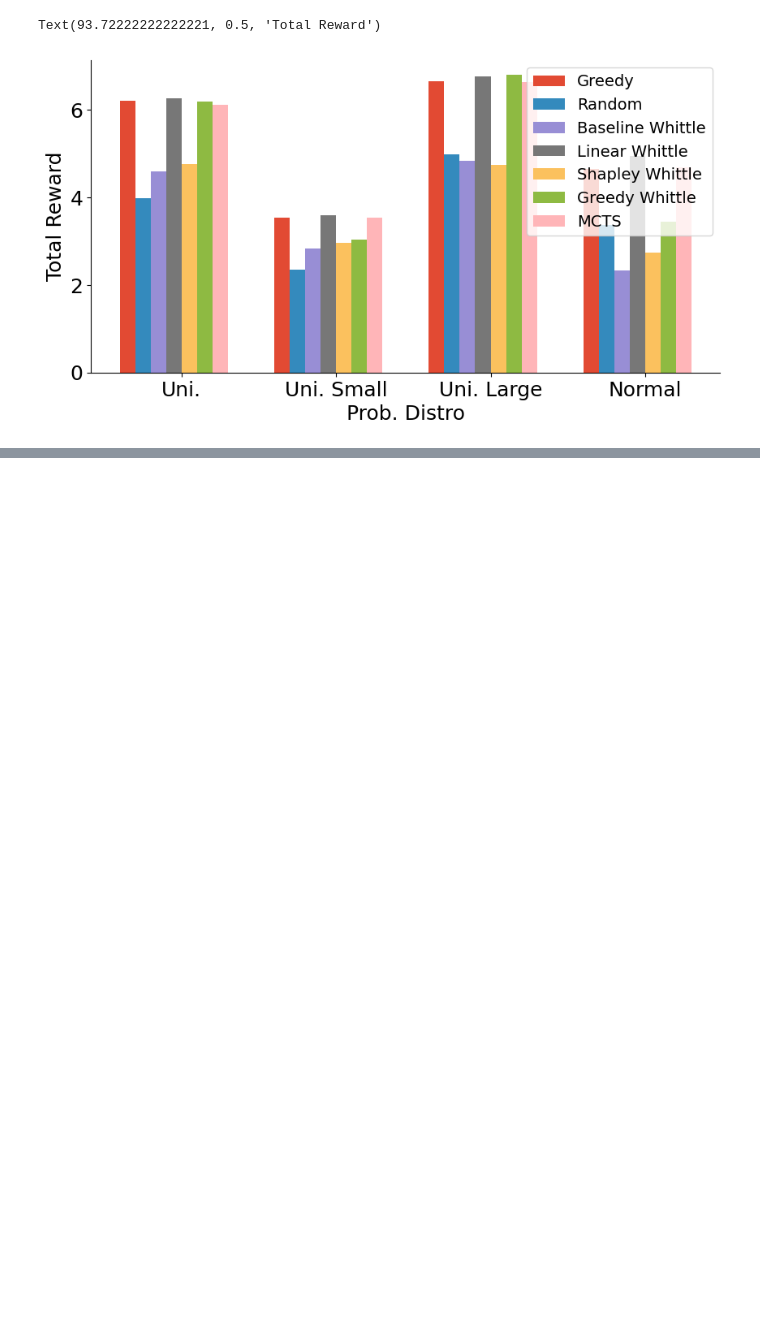
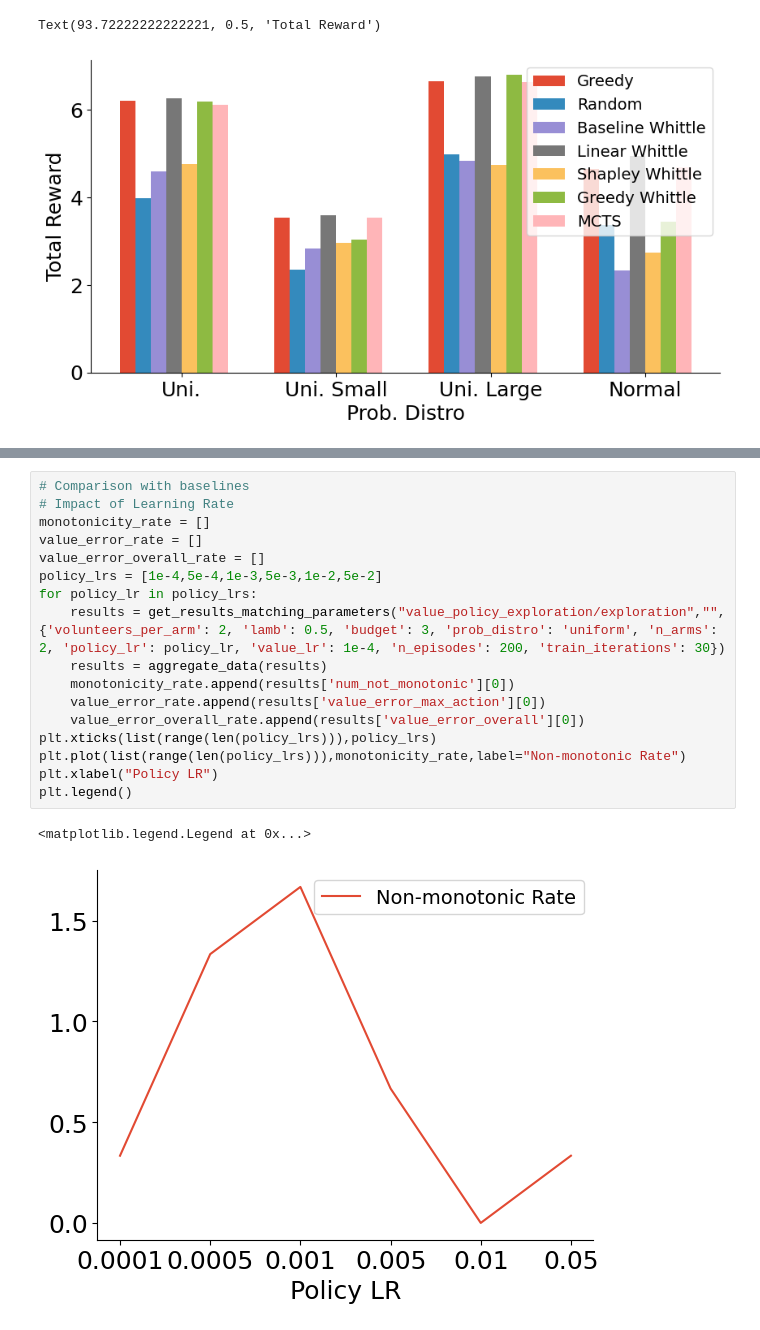
Before and after one commit to naveenr414/food-rescue-rmab, a Jupyter notebook: scripts/Plotting.ipynb, the cells around one changed output, grey strips where cells are left out. Cells and saved outputs as stored; diff of their text form; blank space fills up the shorter version.

```diff
--- a/scripts/Plotting.ipynb
+++ b/scripts/Plotting.ipynb
@@ -236,0 +282,20 @@ Text(93.72222222222221, 0.5, 'Total Reward')
+# %%
+# Comparison with baselines
+# Impact of Learning Rate
+monotonicity_rate = []
+value_error_rate = []
+value_error_overall_rate = []
+policy_lrs = [1e-4,5e-4,1e-3,5e-3,1e-2,5e-2]
+for policy_lr in policy_lrs:
+    results = get_results_matching_parameters("value_policy_exploration/exploration","",{'volunteers_per_arm': 2, 'lamb': 0.5, 'budget': 3, 'prob_distro': 'uniform', 'n_arms': 2, 'policy_lr': policy_lr, 'value_lr': 1e-4, 'n_episodes': 200, 'train_iterations': 30})
+    results = aggregate_data(results)
+    monotonicity_rate.append(results['num_not_monotonic'][0])
+    value_error_rate.append(results['value_error_max_action'][0])
+    value_error_overall_rate.append(results['value_error_overall'][0])
+plt.xticks(list(range(len(policy_lrs))),policy_lrs)
+plt.plot(list(range(len(policy_lrs))),monotonicity_rate,label="Non-monotonic Rate")
+plt.xlabel("Policy LR")
+plt.legend()
+# %% [output]
+<matplotlib.legend.Legend at 0x...>
+[figure, added]
```
Also changed, not shown: parts of 14 cells of this notebook, 8 other files.
